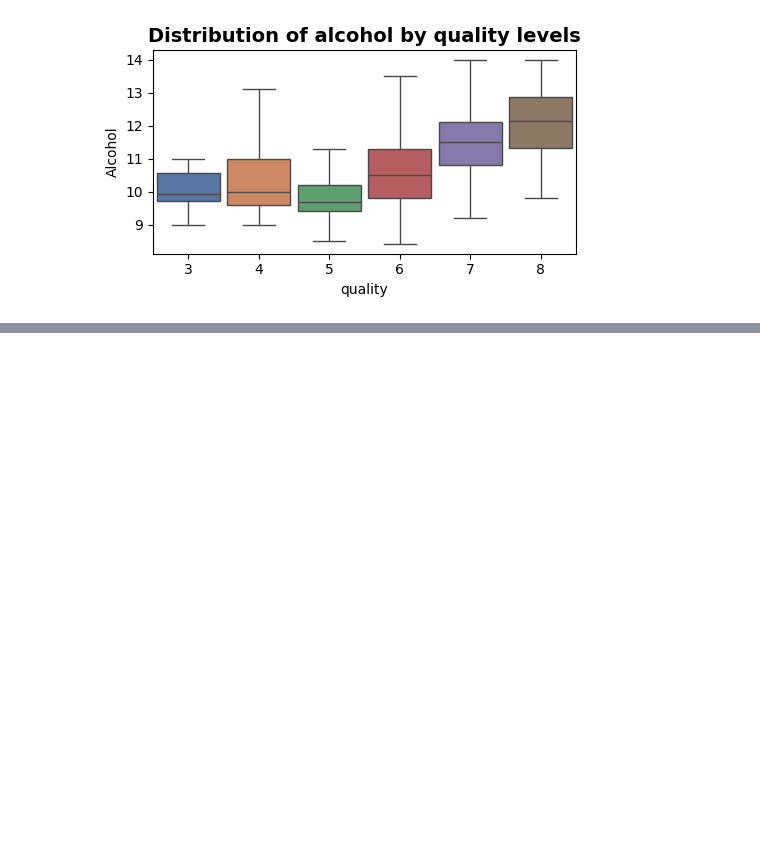
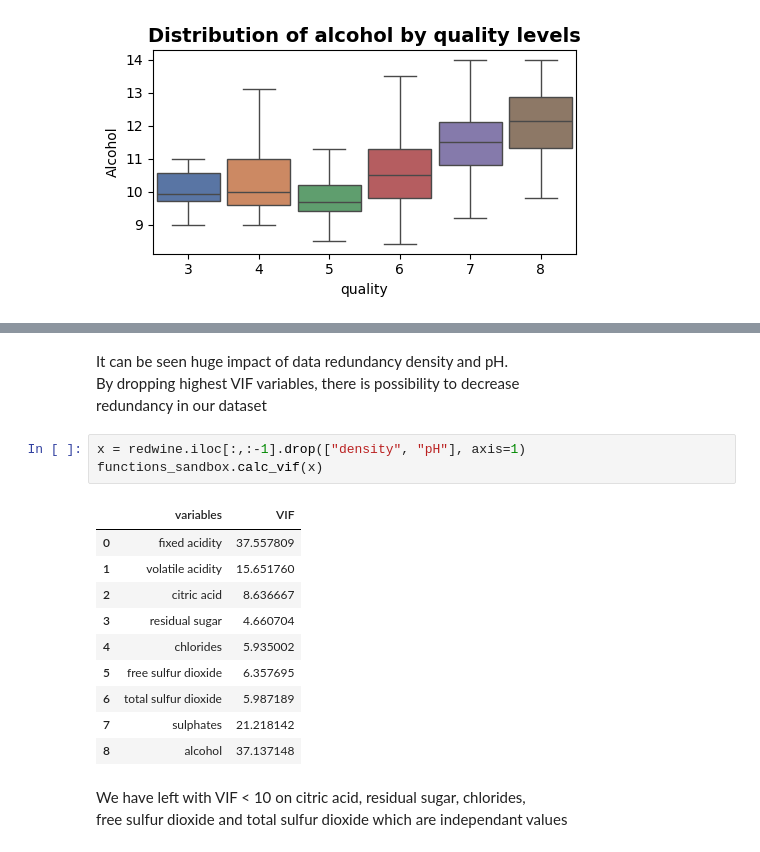
Before and after one commit to ShariYo/Modul2_Sprint3, a Jupyter notebook: project/main.ipynb, the cells around one changed output, grey strips where cells are left out. Saved outputs shown, nothing was run; the diff lists cells and outputs as text; blank space fills up the shorter version.

```diff
--- a/project/main.ipynb
+++ b/project/main.ipynb
@@ -266,0 +318,21 @@ f_boxplot(
+# %% [markdown]
+It can be seen huge impact of data redundancy density and pH.
+By dropping highest VIF variables, there is possibility to decrease
+redundancy in our dataset
+# %%
+x = redwine.iloc[:,:-1].drop(["density", "pH"], axis=1)
+functions_sandbox.calc_vif(x)
+# %% [output]
+|  | variables | VIF |
+| 0 | fixed acidity | 37.557809 |
+| 1 | volatile acidity | 15.651760 |
+| 2 | citric acid | 8.636667 |
+| 3 | residual sugar | 4.660704 |
+| 4 | chlorides | 5.935002 |
+| 5 | free sulfur dioxide | 6.357695 |
+| 6 | total sulfur dioxide | 5.987189 |
+| 7 | sulphates | 21.218142 |
+| 8 | alcohol | 37.137148 |
+# %% [markdown]
+We have left with VIF < 10 on citric acid, residual sugar, chlorides,
+free sulfur dioxide and total sulfur dioxide which are independant values
```
Also changed, not shown: parts of 11 cells of this notebook, 1 other file.
